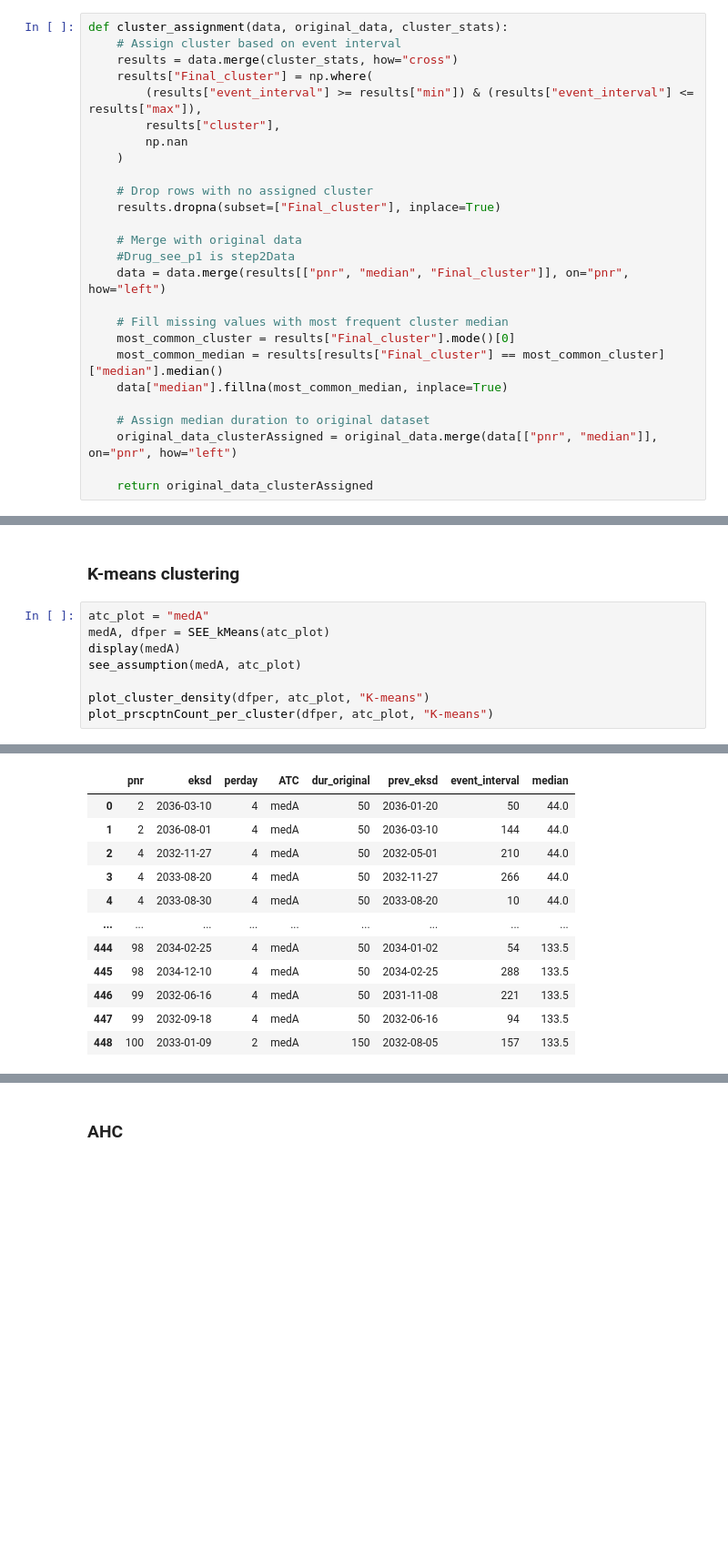
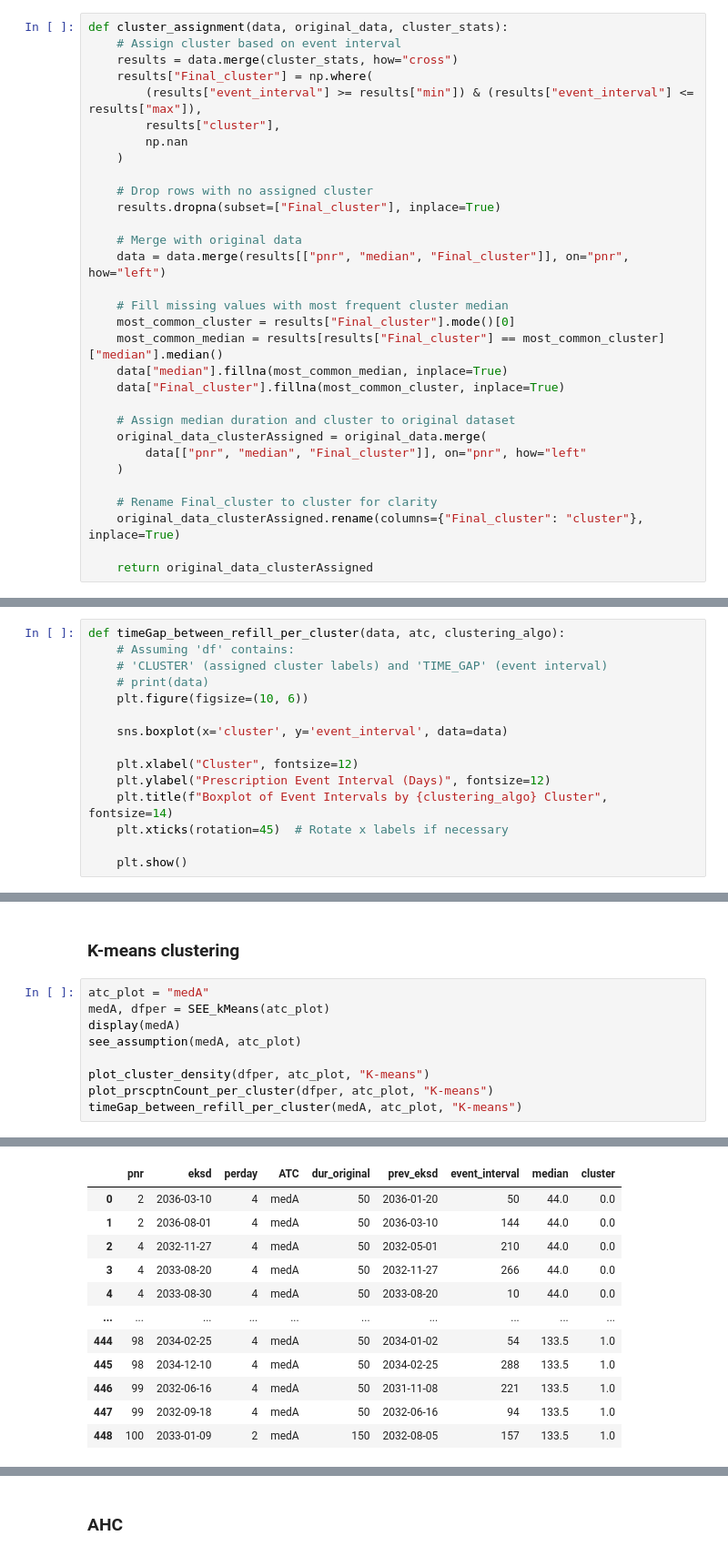
Before and after one commit to ian-sobs/sessa-empirical-estimator, a Jupyter notebook: see.ipynb, the cells around one changed output, grey strips where cells are left out. Shown at 91% size. Cells and saved outputs as stored; diff of their text form; blank space fills up the shorter version.

```diff
--- a/see.ipynb
+++ b/see.ipynb
@@ -307,16 +307,21 @@ def cluster_assignment(data, original_data, cluster_stats):
     results.dropna(subset=["Final_cluster"], inplace=True)
 
     # Merge with original data
-    #Drug_see_p1 is step2Data
     data = data.merge(results[["pnr", "median", "Final_cluster"]], on="pnr", how="left")
 
     # Fill missing values with most frequent cluster median
     most_common_cluster = results["Final_cluster"].mode()[0]
     most_common_median = results[results["Final_cluster"] == most_common_cluster]["median"].median()
     data["median"].fillna(most_common_median, inplace=True)
+    data["Final_cluster"].fillna(most_common_cluster, inplace=True)
 
-    # Assign median duration to original dataset
-    original_data_clusterAssigned = original_data.merge(data[["pnr", "median"]], on="pnr", how="left")
+    # Assign median duration and cluster to original dataset
+    original_data_clusterAssigned = original_data.merge(
+        data[["pnr", "median", "Final_cluster"]], on="pnr", how="left"
+    )
+
+    # Rename Final_cluster to cluster for clarity
+    original_data_clusterAssigned.rename(columns={"Final_cluster": "cluster"}, inplace=True)
 
     return original_data_clusterAssigned
 # %% [markdown]
@@ -394,4 +399,19 @@ def plot_prscptnCount_per_cluster(dfper, atc_plot, cluster_algo_used):
 
     # Show plot
     plt.show()
+# %%
+def timeGap_between_refill_per_cluster(data, atc, clustering_algo):
+    # Assuming 'df' contains:
+    # 'CLUSTER' (assigned cluster labels) and 'TIME_GAP' (event interval)
+    # print(data)
+    plt.figure(figsize=(10, 6))
+
+    sns.boxplot(x='cluster', y='event_interval', data=data)
+
+    plt.xlabel("Cluster", fontsize=12)
+    plt.ylabel("Prescription Event Interval (Days)", fontsize=12)
+    plt.title(f"Boxplot of Event Intervals by {clustering_algo} Cluster", fontsize=14)
+    plt.xticks(rotation=45)  # Rotate x labels if necessary
+
+    plt.show()
 # %% [markdown]
@@ -493,6 +513,7 @@ see_assumption(medA, atc_plot)
 
 plot_cluster_density(dfper, atc_plot, "K-means")
 plot_prscptnCount_per_cluster(dfper, atc_plot, "K-means")
+timeGap_between_refill_per_cluster(medA, atc_plot, "K-means")
 # %% [output]
 max_cluster:2
 Warning: Infinite or NaN values found in dfper['x']. Removing them.
@@ -509,12 +536,12 @@ For example, when doing 'df[col].method(value, inplace=True)', try using 'df.met
-|  | pnr | eksd | perday | ATC | dur_original | prev_eksd | event_interval | median |
-| 0 | 2 | 2036-03-10 | 4 | medA | 50 | 2036-01-20 | 50 | 44.0 |
-| 1 | 2 | 2036-08-01 | 4 | medA | 50 | 2036-03-10 | 144 | 44.0 |
-| 2 | 4 | 2032-11-27 | 4 | medA | 50 | 2032-05-01 | 210 | 44.0 |
-| 3 | 4 | 2033-08-20 | 4 | medA | 50 | 2032-11-27 | 266 | 44.0 |
-| 4 | 4 | 2033-08-30 | 4 | medA | 50 | 2033-08-20 | 10 | 44.0 |
-| ... | ... | ... | ... | ... | ... | ... | ... | ... |
-| 444 | 98 | 2034-02-25 | 4 | medA | 50 | 2034-01-02 | 54 | 133.5 |
-| 445 | 98 | 2034-12-10 | 4 | medA | 50 | 2034-02-25 | 288 | 133.5 |
-| 446 | 99 | 2032-06-16 | 4 | medA | 50 | 2031-11-08 | 221 | 133.5 |
-| 447 | 99 | 2032-09-18 | 4 | medA | 50 | 2032-06-16 | 94 | 133.5 |
-| 448 | 100 | 2033-01-09 | 2 | medA | 150 | 2032-08-05 | 157 | 133.5 |
+|  | pnr | eksd | perday | ATC | dur_original | prev_eksd | event_interval | median | cluster |
+| 0 | 2 | 2036-03-10 | 4 | medA | 50 | 2036-01-20 | 50 | 44.0 | 0.0 |
+| 1 | 2 | 2036-08-01 | 4 | medA | 50 | 2036-03-10 | 144 | 44.0 | 0.0 |
+| 2 | 4 | 2032-11-27 | 4 | medA | 50 | 2032-05-01 | 210 | 44.0 | 0.0 |
+| 3 | 4 | 2033-08-20 | 4 | medA | 50 | 2032-11-27 | 266 | 44.0 | 0.0 |
+| 4 | 4 | 2033-08-30 | 4 | medA | 50 | 2033-08-20 | 10 | 44.0 | 0.0 |
+| ... | ... | ... | ... | ... | ... | ... | ... | ... | ... |
+| 444 | 98 | 2034-02-25 | 4 | medA | 50 | 2034-01-02 | 54 | 133.5 | 1.0 |
+| 445 | 98 | 2034-12-10 | 4 | medA | 50 | 2034-02-25 | 288 | 133.5 | 1.0 |
+| 446 | 99 | 2032-06-16 | 4 | medA | 50 | 2031-11-08 | 221 | 133.5 | 1.0 |
+| 447 | 99 | 2032-09-18 | 4 | medA | 50 | 2032-06-16 | 94 | 133.5 | 1.0 |
+| 448 | 100 | 2033-01-09 | 2 | medA | 150 | 2032-08-05 | 157 | 133.5 | 1.0 |
```
Also changed, not shown: parts of 6 cells of this notebook.
